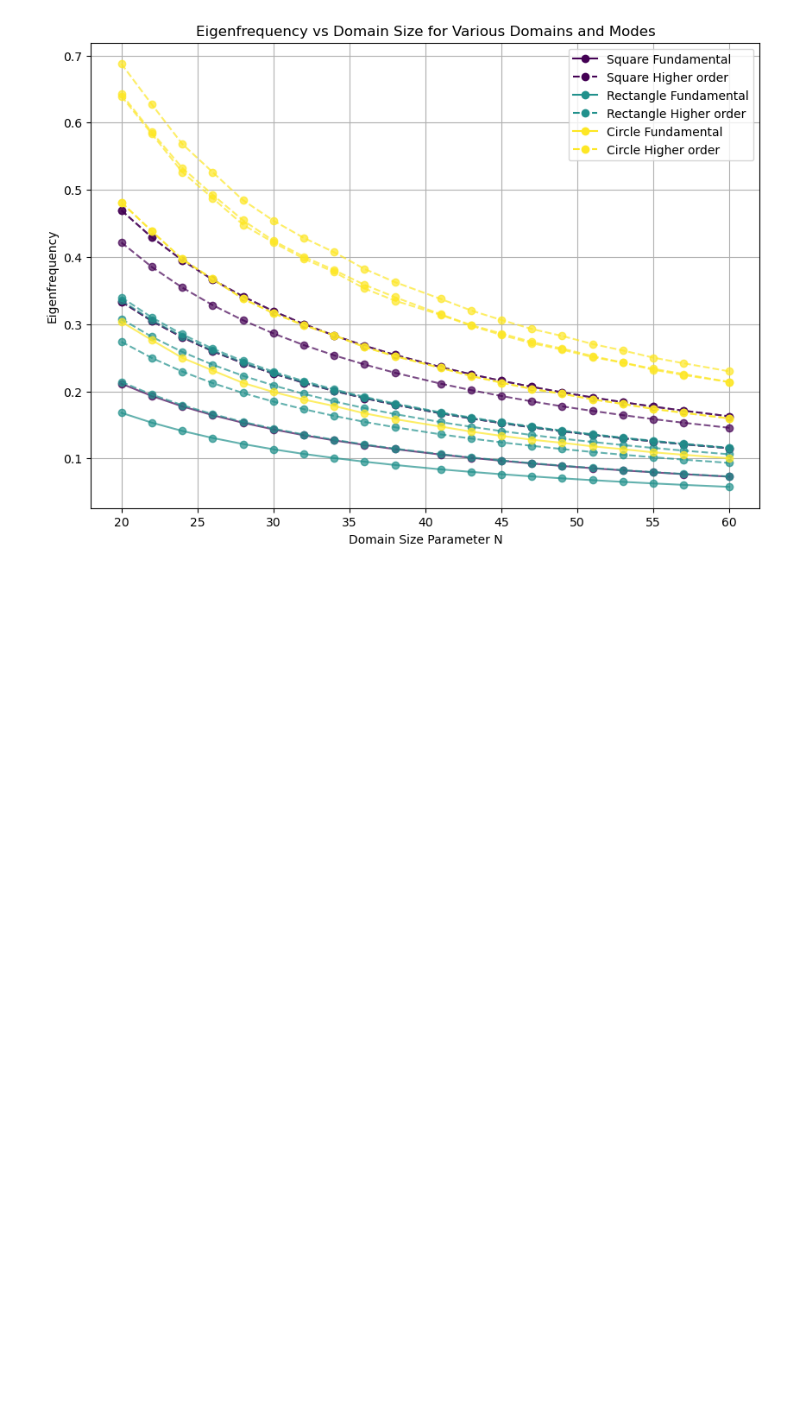
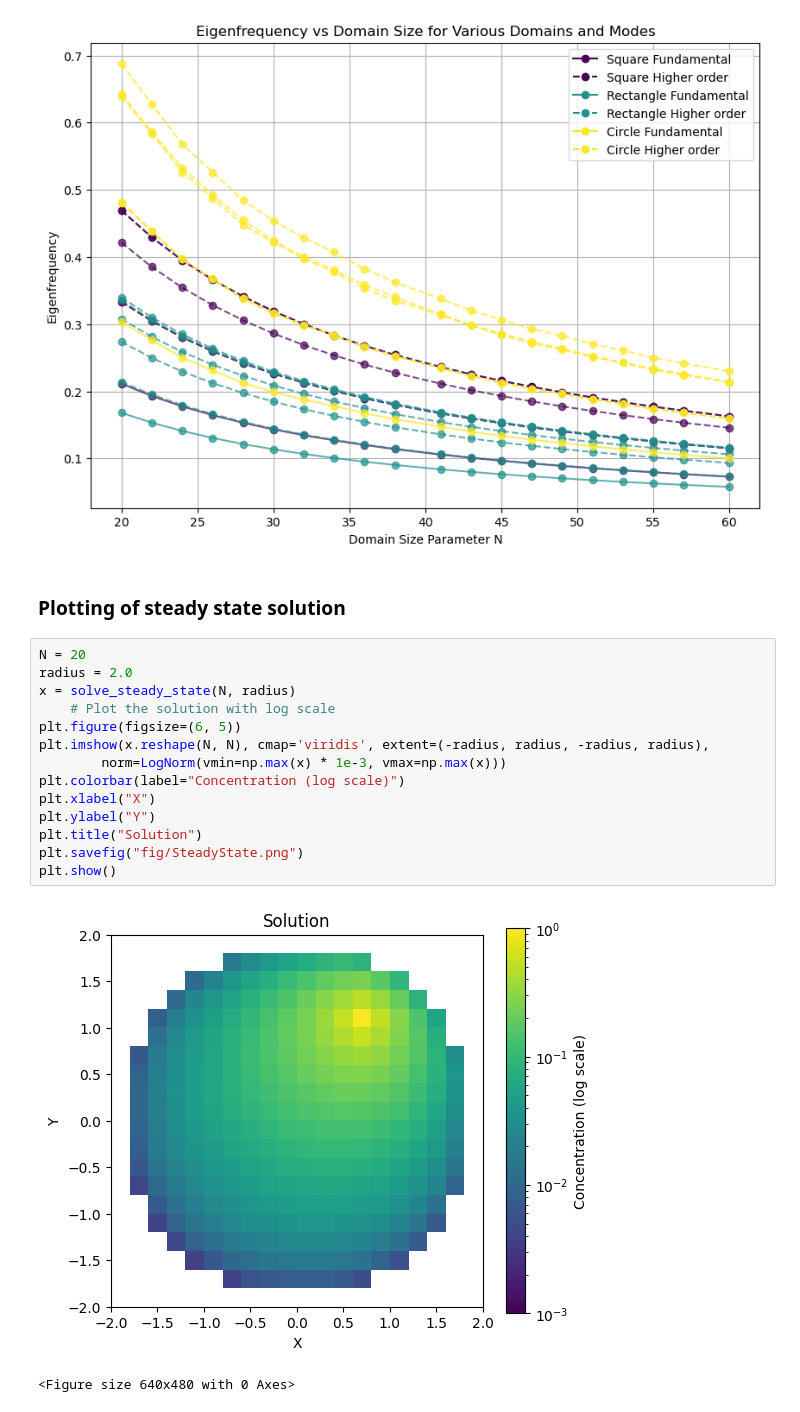
Before and after one commit to marv50/Scientific-Computing-Set-3, a Jupyter notebook: notebook.ipynb, the cells around one changed output. Saved outputs shown, nothing was run; the diff lists cells and outputs as text; blank space fills up the shorter version.

```diff
--- a/notebook.ipynb
+++ b/notebook.ipynb
@@ -73,3 +74,22 @@ N_values = np.linspace(20, 60, 20, dtype=int)
 plot_domains_frequency_vs_N(domains, N_values, solver="sparse", k=6)
 # %% [output]
 [figure]
+# %% [markdown]
+### Plotting of steady state solution
+# %%
+N = 20
+radius = 2.0
+x = solve_steady_state(N, radius)
+    # Plot the solution with log scale
+plt.figure(figsize=(6, 5))
+plt.imshow(x.reshape(N, N), cmap='viridis', extent=(-radius, radius, -radius, radius),
+        norm=LogNorm(vmin=np.max(x) * 1e-3, vmax=np.max(x)))
+plt.colorbar(label="Concentration (log scale)")
+plt.xlabel("X")
+plt.ylabel("Y")
+plt.title("Solution")
+plt.savefig("fig/SteadyState.png")
+plt.show()
+# %% [output]
+[figure, added]
+<Figure size 640x480 with 0 Axes>
```
Also changed, not shown: parts of 3 cells of this notebook, 4 other files.
